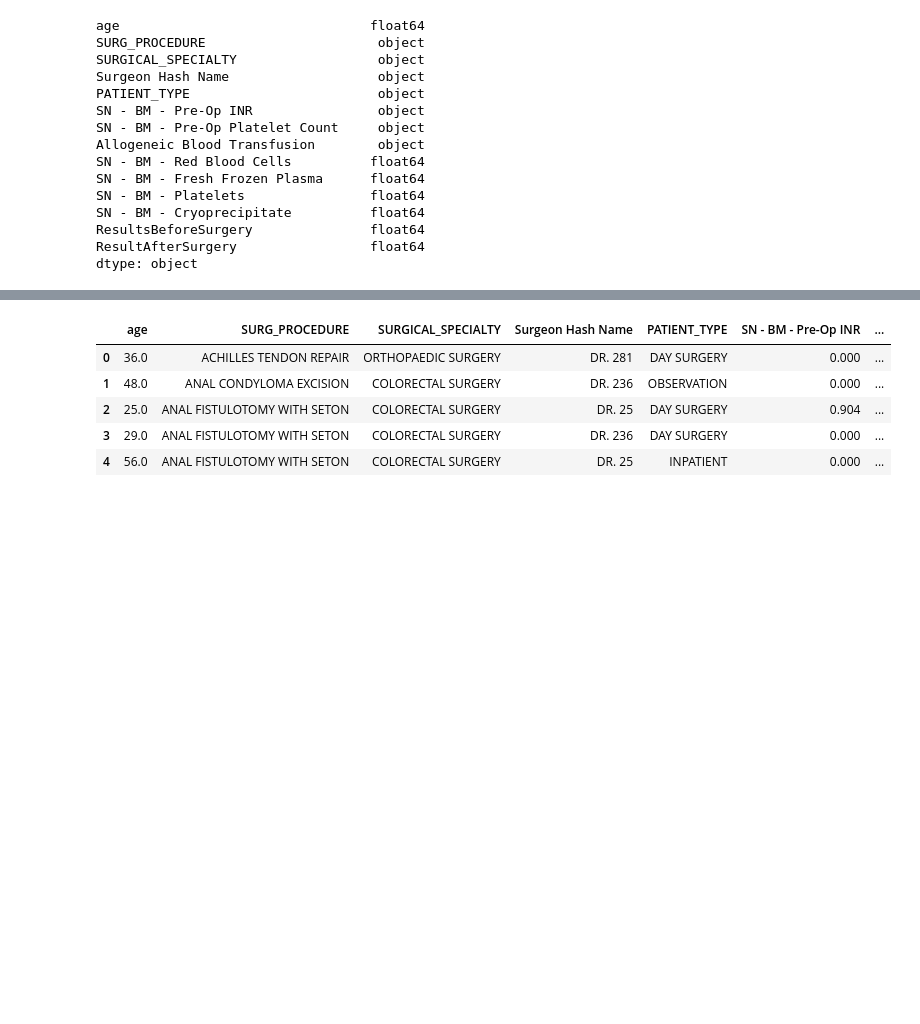
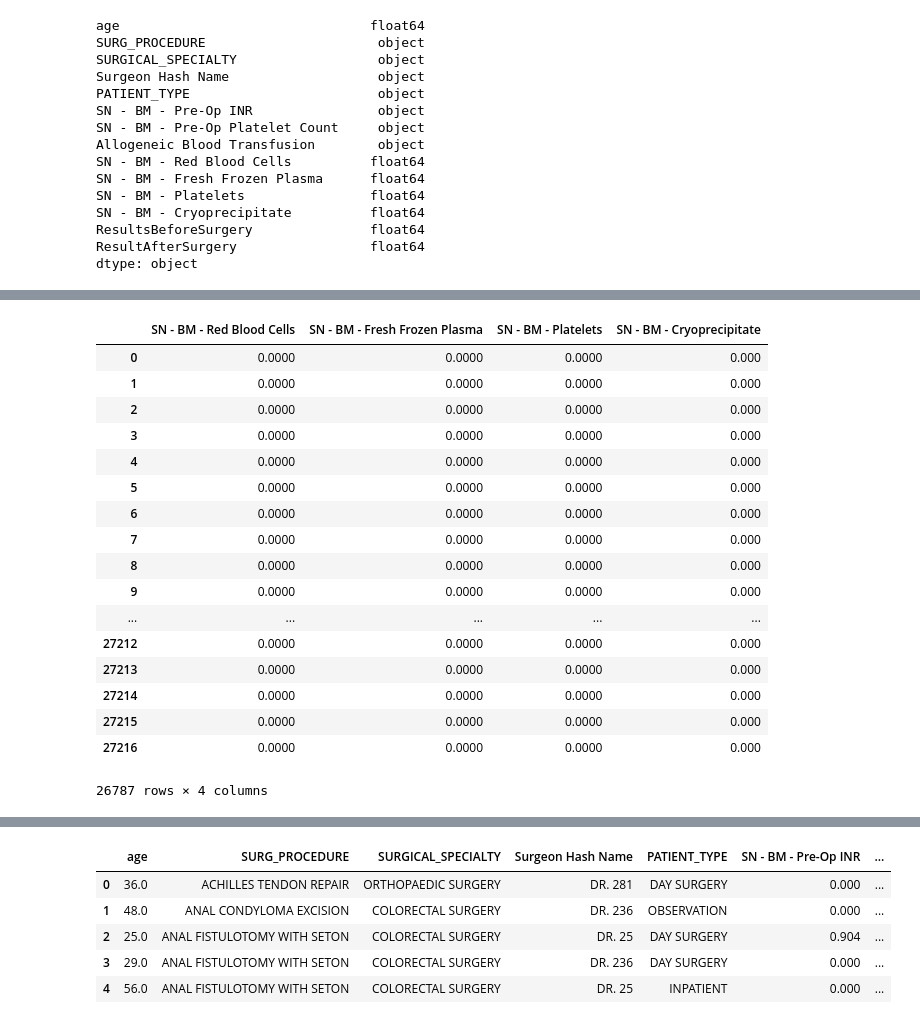
Before and after one commit to nityapydipati/MedTrojans, a Jupyter notebook: data_understanding.ipynb, the cells around one changed output, grey strips where cells are left out. Cells and saved outputs as stored; diff of their text form; code cells hidden in the pictures; blank space fills up the shorter version.

```diff
--- a/data_understanding.ipynb
+++ b/data_understanding.ipynb
@@ -186,3 +250,24 @@ dtype: object
+# %%
+df[cols]
+# %% [output]
+|  | SN - BM - Red Blood Cells | SN - BM - Fresh Frozen Plasma | SN - BM - Platelets | SN - BM - Cryoprecipitate |
+| 0 | 0.0000 | 0.0000 | 0.0000 | 0.000 |
+| 1 | 0.0000 | 0.0000 | 0.0000 | 0.000 |
+| 2 | 0.0000 | 0.0000 | 0.0000 | 0.000 |
+| 3 | 0.0000 | 0.0000 | 0.0000 | 0.000 |
+| 4 | 0.0000 | 0.0000 | 0.0000 | 0.000 |
+| 5 | 0.0000 | 0.0000 | 0.0000 | 0.000 |
+| 6 | 0.0000 | 0.0000 | 0.0000 | 0.000 |
+| 7 | 0.0000 | 0.0000 | 0.0000 | 0.000 |
+| 8 | 0.0000 | 0.0000 | 0.0000 | 0.000 |
+| 9 | 0.0000 | 0.0000 | 0.0000 | 0.000 |
+| ... | ... | ... | ... | ... |
+| 27212 | 0.0000 | 0.0000 | 0.0000 | 0.000 |
+| 27213 | 0.0000 | 0.0000 | 0.0000 | 0.000 |
+| 27214 | 0.0000 | 0.0000 | 0.0000 | 0.000 |
+| 27215 | 0.0000 | 0.0000 | 0.0000 | 0.000 |
+| 27216 | 0.0000 | 0.0000 | 0.0000 | 0.000 |
+26787 rows × 4 columns
 # %%
 # scaling the linear data
 from sklearn import preprocessing
```
Also changed, not shown: parts of 34 cells of this notebook.
